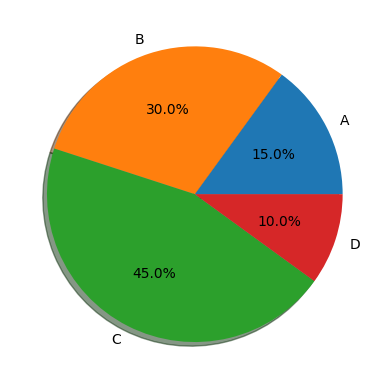
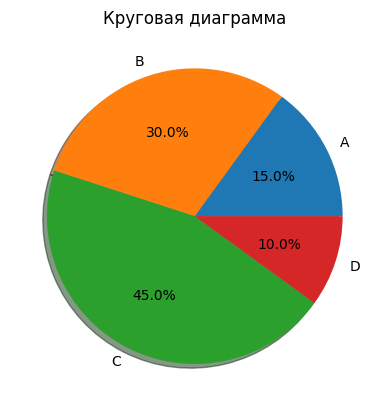
Unified diff of the notebook cell whose output changed from the first chart to the second:
--- before
+++ after
@@ -4,4 +4,4 @@
 # autopct: '%1.1f%%', '%d%%', '%.2ff%%'
 
-plt.plot("Круговая диаграмма")
+plt.title("Круговая диаграмма")
 plt.show()

Commit: Создано в Colab